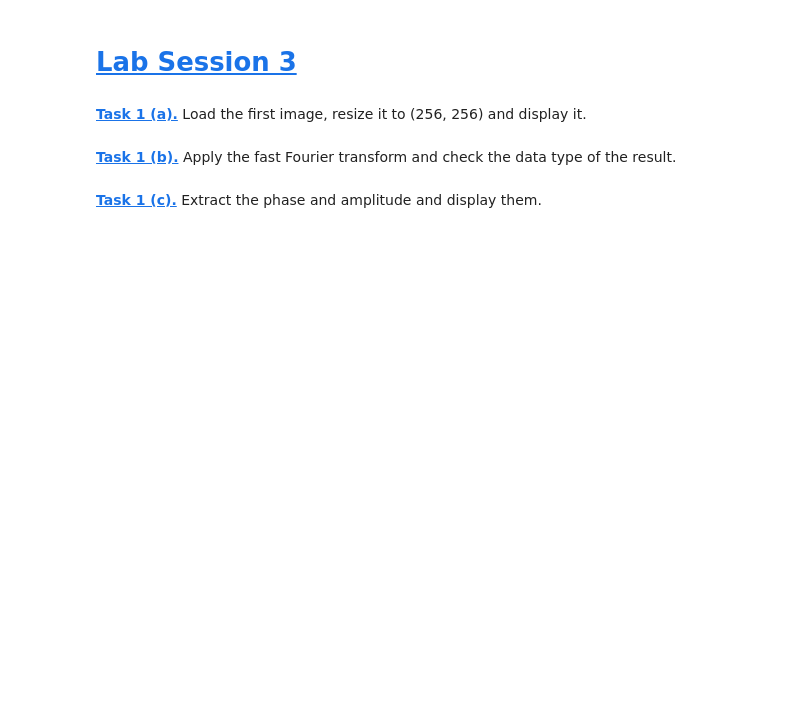
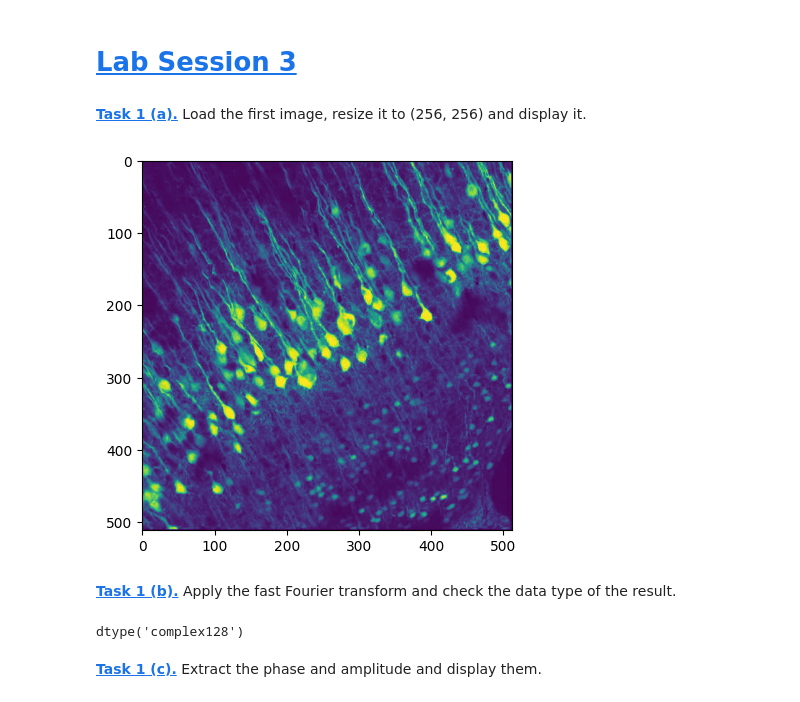
Before and after one commit to emmalisa1/mobi-fs5-python, a Jupyter notebook: fourier.ipynb, the cells around one changed output. Drawn from its saved outputs; the diff is of its cells as text; code cells hidden in the pictures; blank space fills up the shorter version.

```diff
--- a/fourier.ipynb
+++ b/fourier.ipynb
@@ -9,7 +9,17 @@ from skimage.transform import resize
 **[Task 1 (a).]()** Load the first image, resize it to (256, 256) and display it.
 # %%
 cell_img = plt.imread('data/cells.png')
+plt.imshow(cell_img)
+cell_resize = resize(cell_img,(256,256))
+plt.show()
+# %% [output]
+[figure, added]
 # %% [markdown]
 **[Task 1 (b).]()** Apply the fast Fourier transform and check the data type of the result.
+# %%
+cell_ft= np.fft.fft2(cell_resize)
+cell_ft.dtype
+# %% [output]
+dtype('complex128')
 # %% [markdown]
 **[Task 1 (c).]()** Extract the phase and amplitude and display them.
```
Also changed, not shown: parts of 22 cells of this notebook.
